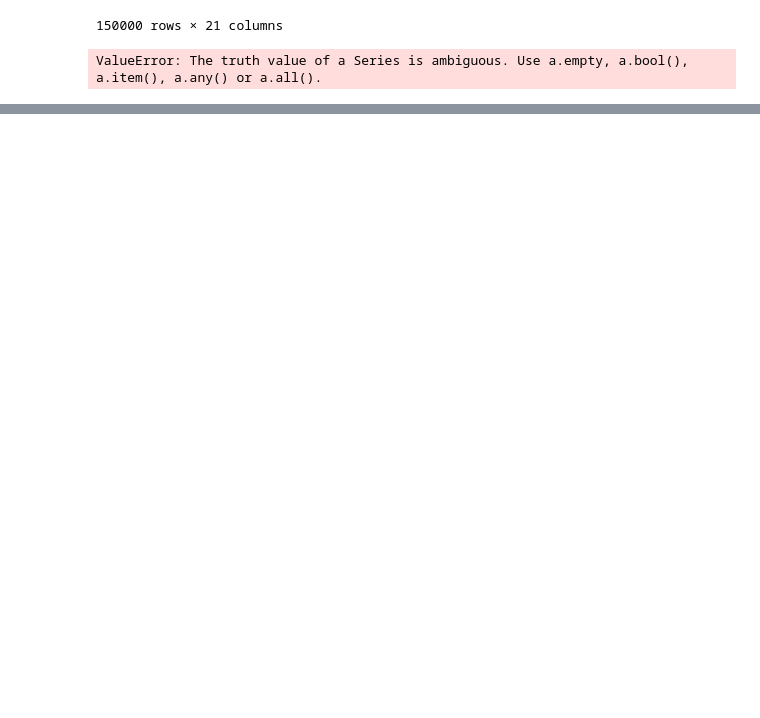
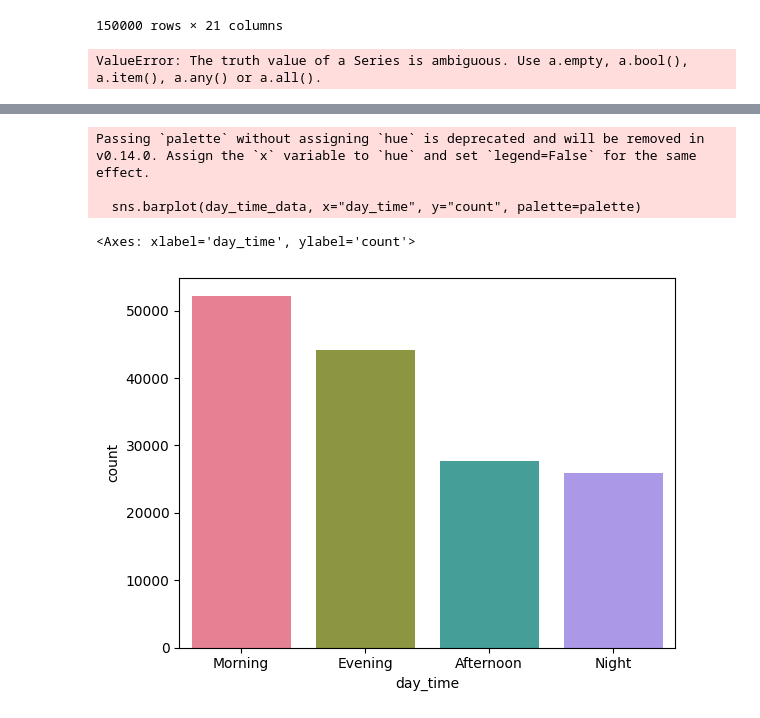
Before and after one commit to Himmu5/data-analysis, a Jupyter notebook: notebooks/uber_analysis.ipynb, the cells around one changed output, grey strips where cells are left out. Saved outputs shown, nothing was run; the diff lists cells and outputs as text; code cells hidden in the pictures; blank space fills up the shorter version.

Commit message:
feat: more analysis added on uber data

```diff
--- a/notebooks/uber_analysis.ipynb
+++ b/notebooks/uber_analysis.ipynb
@@ -137,0 +178,14 @@ Name: count, dtype: int64
+# %%
+def get_time(hour):
+    print(hour)
+    if 0 <= hour < 12:
+        return "Morning"
+    elif 12 <= hour < 16:
+        return "Afternoon"
+    elif 16 <= hour < 20:
+        return "Evening"
+    else:
+        return "Night"
+# %%
+uber_data["Hour"] = uber_data["Time"].str.split(":").str[0].astype(int)
+uber_data['day_time'] = uber_data['Hour'].apply(get_time)
@@ -137,0 +210,3 @@ Name: count, dtype: int64
+# %%
+day_time_data = uber_data.aggregate("day_time").value_counts().reset_index()
+day_time_data
@@ -137,0 +219,9 @@ Name: count, dtype: int64
+# %%
+palette = sns.color_palette('husl', len(day_time_data['day_time']))
+sns.barplot(day_time_data, x="day_time", y="count", palette=palette)
+# %% [output]
+Passing `palette` without assigning `hue` is deprecated and will be removed in v0.14.0. Assign the `x` variable to `hue` and set `legend=False` for the same effect.
+
+  sns.barplot(day_time_data, x="day_time", y="count", palette=palette)
+<Axes: xlabel='day_time', ylabel='count'>
+[figure, added]
```
Also changed, not shown: parts of 15 cells of this notebook.
